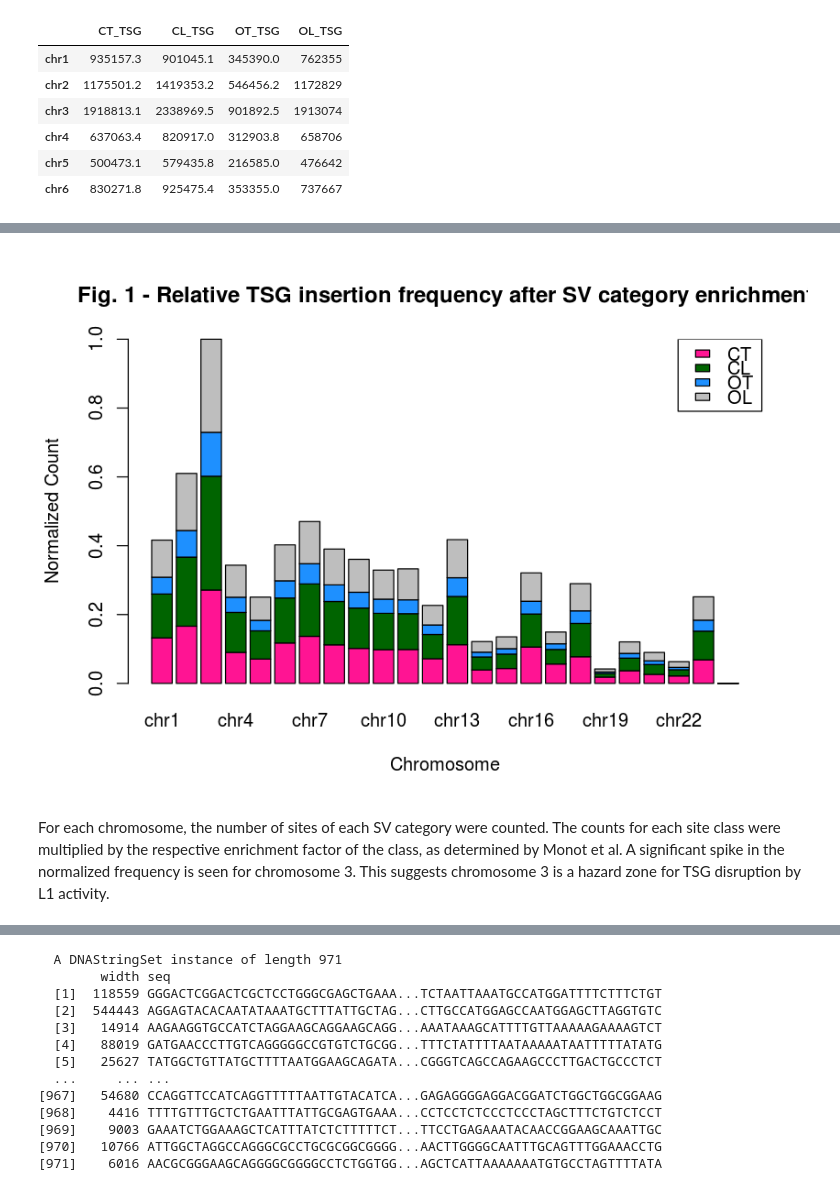
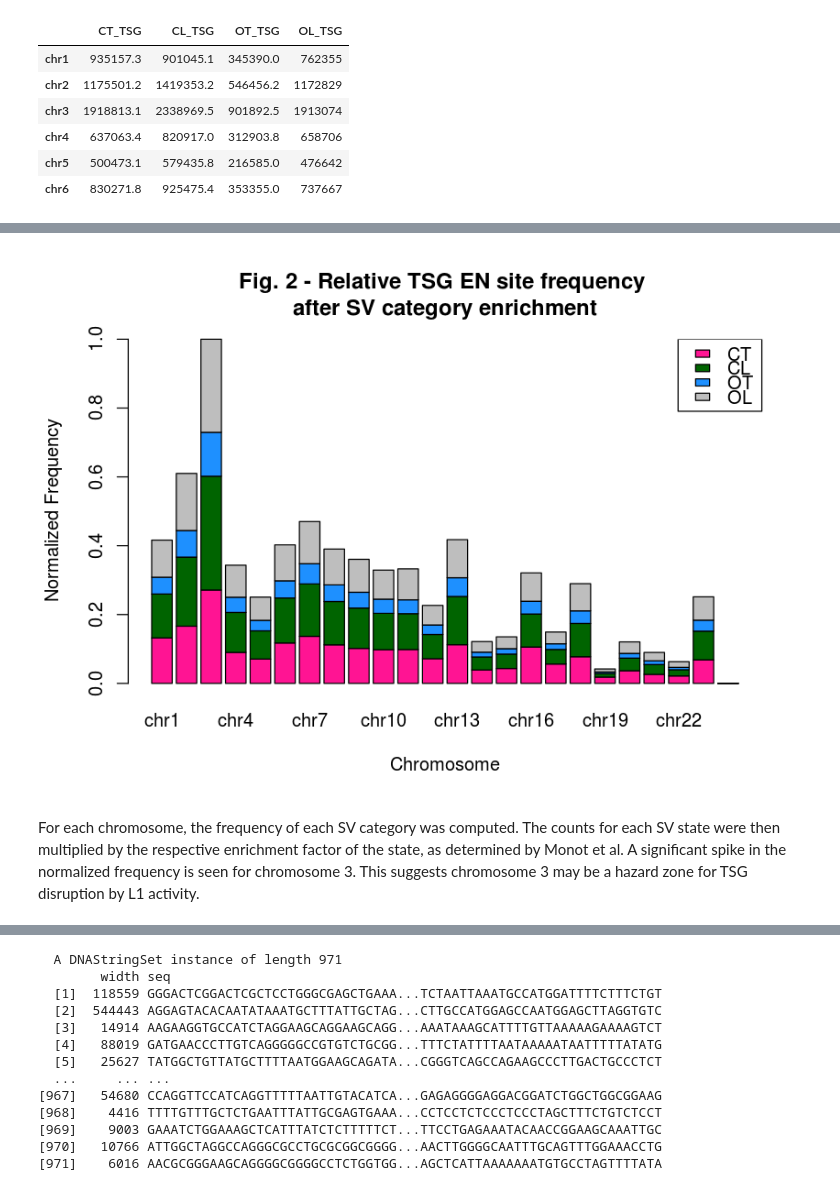
Before and after one commit to atallah-lab/neoplastic-evolution, a Jupyter notebook: tsg_insertionstats.ipynb, the cells around one changed output, grey strips where cells are left out. Cells and saved outputs as stored; diff of their text form; code cells hidden in the pictures.

```diff
--- a/tsg_insertionstats.ipynb
+++ b/tsg_insertionstats.ipynb
@@ -163,9 +213,10 @@ head(chr_tsg_enrich)
 # %%
-barplot(t(chr_tsg_enrich/max(rowSums(chr_tsg_enrich))),col=colscheme,ylab=" Normalized Count",xlab="Chromosome")
+barplot(t(chr_tsg_enrich/max(rowSums(chr_tsg_enrich))),col=colscheme,ylab=" Normalized Frequency",xlab="Chromosome")
 legend("topright",  fill=colscheme, c("CT","CL","OT","OL")  );
-title("Fig. 1 - Relative TSG insertion frequency after SV category enrichment")
+title("Fig. 2 - Relative TSG EN site frequency
+after SV category enrichment")
 options(repr.plot.width=7, repr.plot.height=5)
 # %% [output]
-[figure, old version]
+[figure, new version]
 # %% [markdown]
-For each chromosome, the number of sites of each SV category were counted. The counts for each site class were multiplied by the respective enrichment factor of the class, as determined by Monot et al. A significant spike in the normalized frequency is seen for chromosome 3. This suggests chromosome 3 is a hazard zone for TSG disruption by L1 activity.
+For each chromosome, the frequency of each SV category was computed. The counts for each SV state were then multiplied by the respective enrichment factor of the state, as determined by Monot et al. A significant spike in the normalized frequency is seen for chromosome 3. This suggests chromosome 3 may be a hazard zone for TSG disruption by L1 activity.
```
Also changed, not shown: parts of 33 cells of this notebook.
